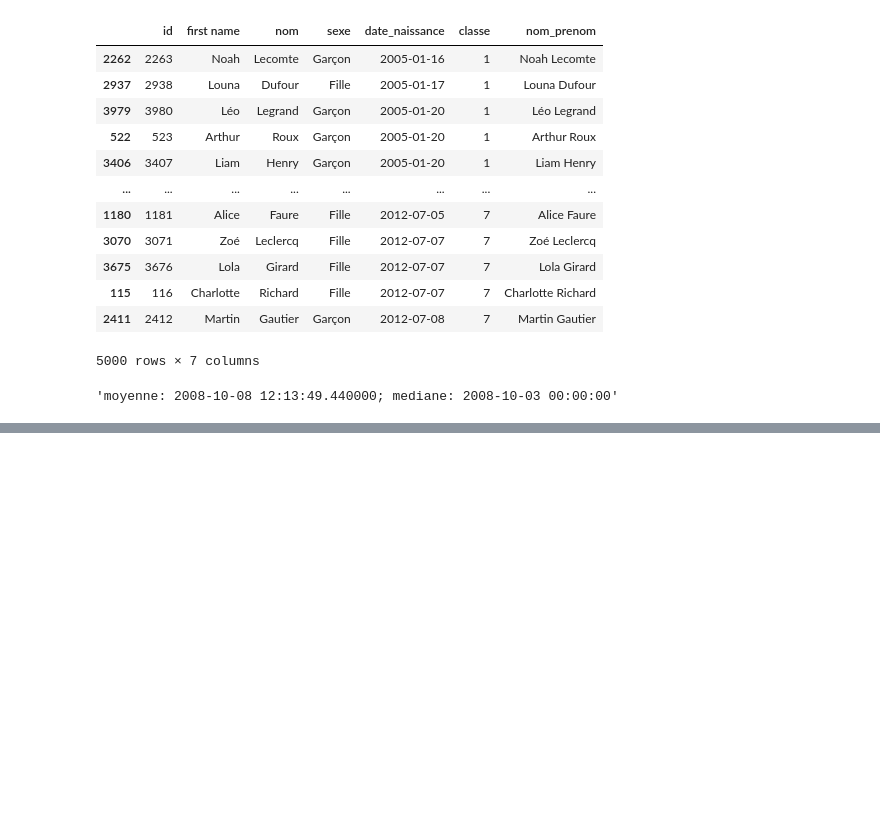
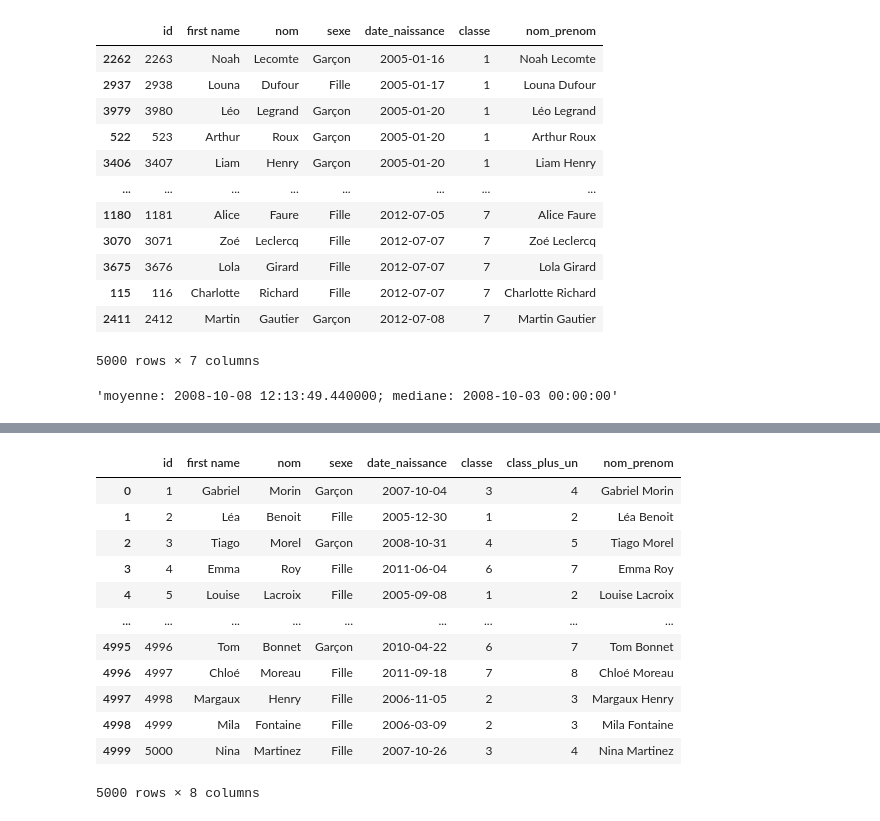
Before and after one commit to ZorroLeVrai/Python.Bureautique, a Jupyter notebook: Notebooks/utilisation_pandas.ipynb, the cells around one changed output, grey strips where cells are left out. Drawn from its saved outputs; the diff is of its cells as text; code cells hidden in the pictures; blank space fills up the shorter version.

```diff
--- a/Notebooks/utilisation_pandas.ipynb
+++ b/Notebooks/utilisation_pandas.ipynb
@@ -296,0 +376,24 @@ code.test_fonction()
+# %%
+# Appliquer une fonction personnalisée à 2 colonnes
+# df['nom_prenom'] = df['prenom'] + " " + df['nom']
+
+def generer_nom_prenom(data_row):
+    return f"{data_row['first name']} {data_row['nom']}"
+
+df['nom_prenom'] = df.apply(generer_nom_prenom, axis=1)
+
+df
+# %% [output]
+|  | id | first name | nom | sexe | date_naissance | classe | class_plus_un | nom_prenom |
+| 0 | 1 | Gabriel | Morin | Garçon | 2007-10-04 | 3 | 4 | Gabriel Morin |
+| 1 | 2 | Léa | Benoit | Fille | 2005-12-30 | 1 | 2 | Léa Benoit |
+| 2 | 3 | Tiago | Morel | Garçon | 2008-10-31 | 4 | 5 | Tiago Morel |
+| 3 | 4 | Emma | Roy | Fille | 2011-06-04 | 6 | 7 | Emma Roy |
+| 4 | 5 | Louise | Lacroix | Fille | 2005-09-08 | 1 | 2 | Louise Lacroix |
+| ... | ... | ... | ... | ... | ... | ... | ... | ... |
+| 4995 | 4996 | Tom | Bonnet | Garçon | 2010-04-22 | 6 | 7 | Tom Bonnet |
+| 4996 | 4997 | Chloé | Moreau | Fille | 2011-09-18 | 7 | 8 | Chloé Moreau |
+| 4997 | 4998 | Margaux | Henry | Fille | 2006-11-05 | 2 | 3 | Margaux Henry |
+| 4998 | 4999 | Mila | Fontaine | Fille | 2006-03-09 | 2 | 3 | Mila Fontaine |
+| 4999 | 5000 | Nina | Martinez | Fille | 2007-10-26 | 3 | 4 | Nina Martinez |
+5000 rows × 8 columns
```
Also changed, not shown: parts of 14 cells of this notebook, 1 other file.
